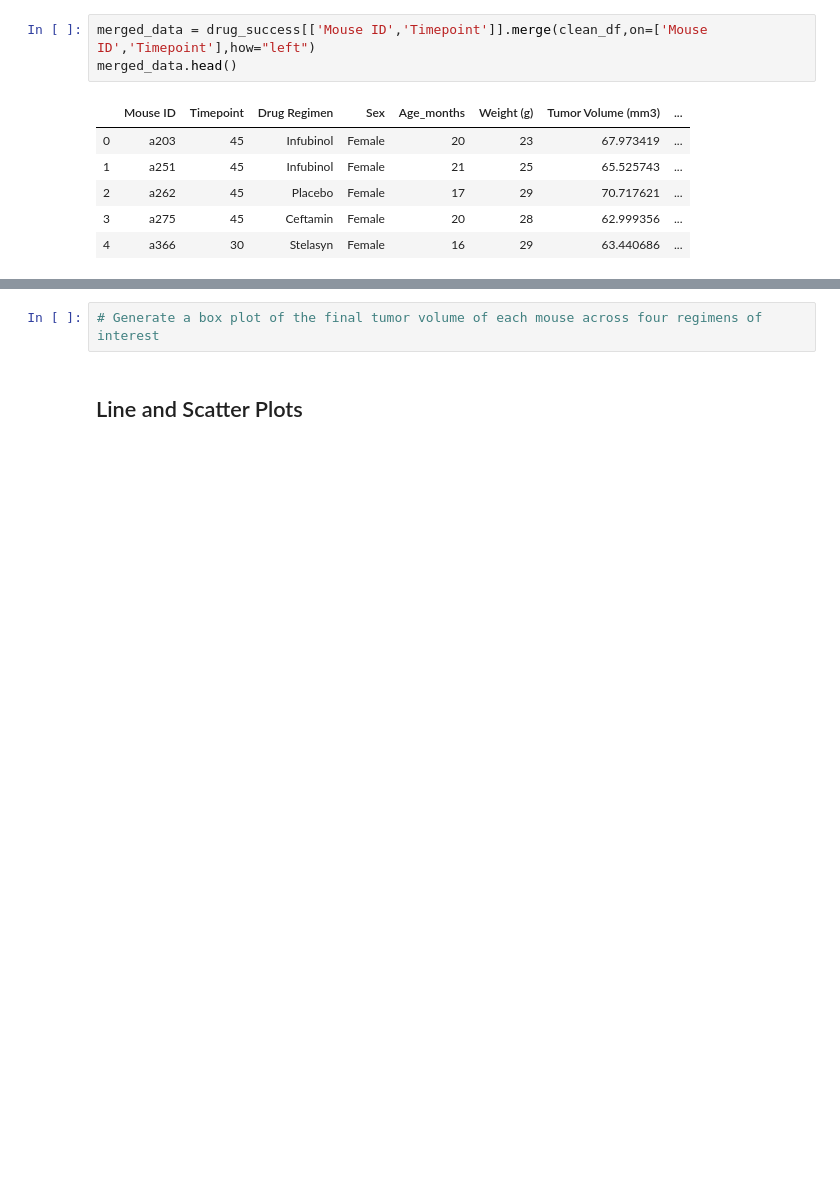
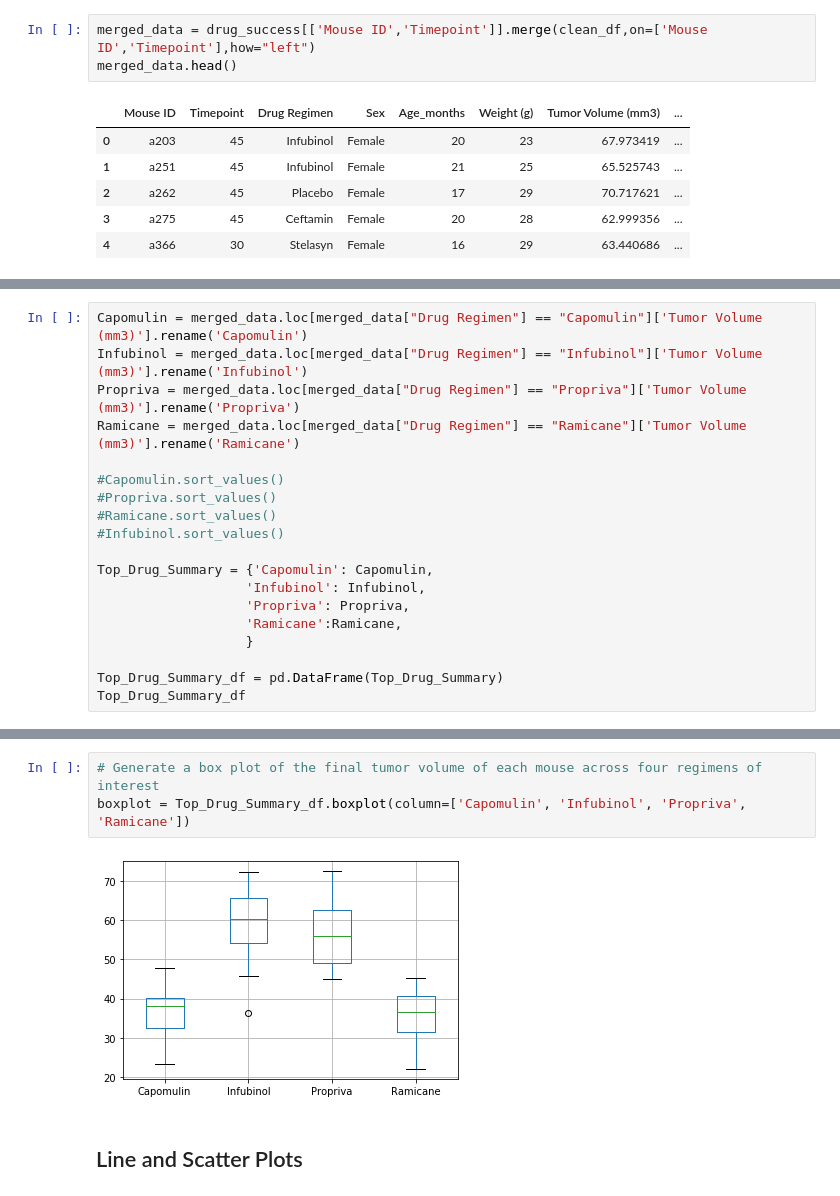
Before and after one commit to JPHebert32/matplotlib-challenge, a Jupyter notebook: Pymaceuticals/main.ipynb, the cells around one changed output, grey strips where cells are left out. Cells and saved outputs as stored; diff of their text form; blank space fills up the shorter version.

Commit message:
Changes to be committed: added boxplots 	modified:   Pymaceuticals/main.ipynb

```diff
--- a/Pymaceuticals/main.ipynb
+++ b/Pymaceuticals/main.ipynb
@@ -249,0 +229,19 @@ Name: Tumor Volume (mm3), dtype: float64
+# %%
+Capomulin = merged_data.loc[merged_data["Drug Regimen"] == "Capomulin"]['Tumor Volume (mm3)'].rename('Capomulin')
+Infubinol = merged_data.loc[merged_data["Drug Regimen"] == "Infubinol"]['Tumor Volume (mm3)'].rename('Infubinol')
+Propriva = merged_data.loc[merged_data["Drug Regimen"] == "Propriva"]['Tumor Volume (mm3)'].rename('Propriva')
+Ramicane = merged_data.loc[merged_data["Drug Regimen"] == "Ramicane"]['Tumor Volume (mm3)'].rename('Ramicane')
+
+#Capomulin.sort_values()
+#Propriva.sort_values()
+#Ramicane.sort_values()
+#Infubinol.sort_values()
+
+Top_Drug_Summary = {'Capomulin': Capomulin,
+                   'Infubinol': Infubinol,
+                   'Propriva': Propriva,
+                   'Ramicane':Ramicane,
+                   }
+
+Top_Drug_Summary_df = pd.DataFrame(Top_Drug_Summary)
+Top_Drug_Summary_df
@@ -250,5 +262,8 @@ Name: Tumor Volume (mm3), dtype: float64
 # %%
 # Generate a box plot of the final tumor volume of each mouse across four regimens of interest
+boxplot = Top_Drug_Summary_df.boxplot(column=['Capomulin', 'Infubinol', 'Propriva', 'Ramicane'])
+# %% [output]
+[figure, added]
 # %% [markdown]
 ## Line and Scatter Plots
 # %%
```
Also changed, not shown: parts of 2 cells of this notebook.
